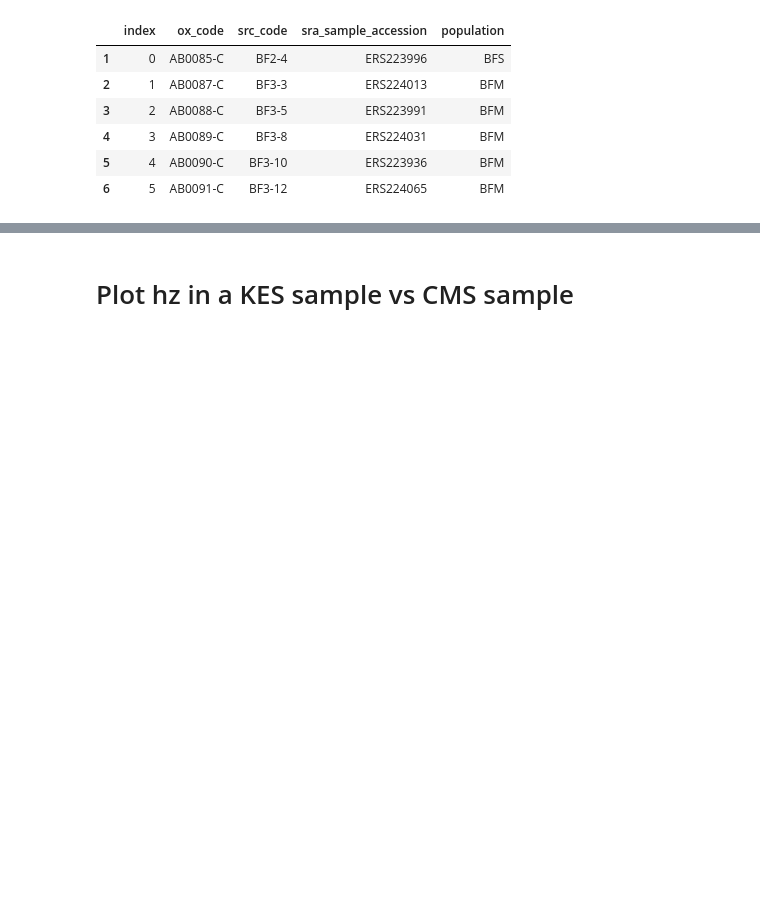
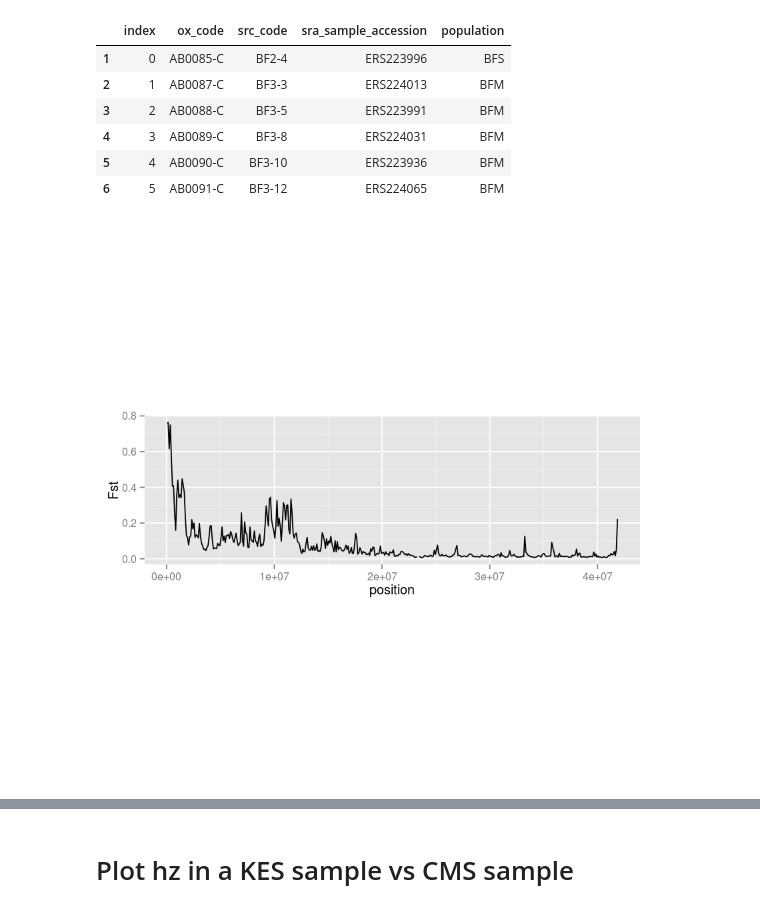
Before and after one commit to hardingnj/Rag1k, a Jupyter notebook: ag1k_R_example.ipynb, the cells around one changed output, grey strips where cells are left out. Drawn from its saved outputs; the diff is of its cells as text; code cells hidden in the pictures; blank space fills up the shorter version.

```diff
--- a/ag1k_R_example.ipynb
+++ b/ag1k_R_example.ipynb
@@ -77,12 +98,2 @@ windowed_analysis <- function(positions, values, f, win_size=100000, ...){
 }
-# %%
-get_midpoint <- function(windows){
-
-    x = rep(NA, length(windows) - 1)
-
-    for (i in 1:length(x)){
-        x[i] = mean(c(windows[i], windows[i+1]))
-    }
-    return(x)
-}
 # %% [markdown]
@@ -123,3 +131,0 @@ n_snps = 1000
-# %%
-num_alleles = fh["/3L/variants/num_alleles"][1:n_snps]
-ok <- num_alleles <= 2
@@ -237,0 +230,10 @@ result
+# %%
+# slow ish: ~11 minutes for the who chromosome arm
+fst <- calculate_windowed_fst(fh, "3L", bfs_ix, bfm_ix, start=NULL, stop=NULL)
+# %%
+fst$position <- with(fst, (start + stop)/2)
+# %%
+p <- ggplot(fst, aes(x=position, y=Fst))
+p + geom_line() + theme(aspect.ratio=0.3)
+# %% [output]
+[figure, added]
```
Also changed, not shown: parts of 51 cells of this notebook.
